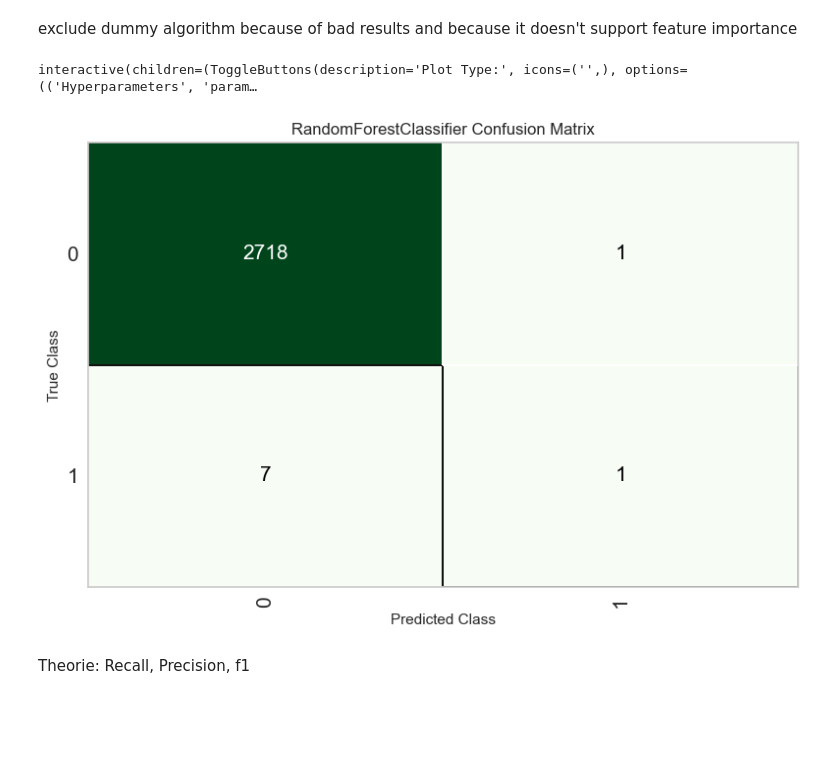
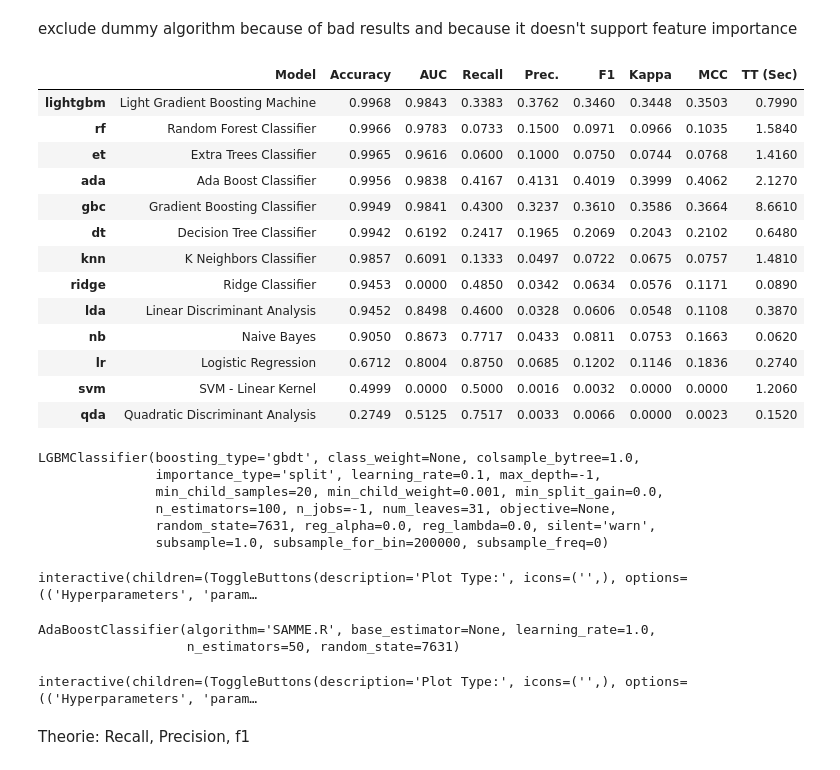
Before and after one commit to yassdenn/cca, a Jupyter notebook: MAIN.ipynb, the cells around one changed output. Drawn from its saved outputs; the diff is of its cells as text; code cells hidden in the pictures; blank space fills up the shorter version.

```diff
--- a/MAIN.ipynb
+++ b/MAIN.ipynb
@@ -470,12 +523,44 @@ RandomForestClassifier(bootstrap=True, ccp_alpha=0.0, class_weight=None,
 # %% [markdown]
 exclude dummy algorithm because of bad results and because it doesn't support feature importance
-# %%
-evaluate_model(best_model_with_oversampling)
-# %% [output]
-interactive(children=(ToggleButtons(description='Plot Type:', icons=('',), options=(('Hyperparameters', 'param…
-# %%
-plot_model(best_model_with_oversampling, plot = 'confusion_matrix')
-# %% [output]
-[figure, removed]
+# %%
+stp = pycaret.classification.setup(data = training_data, target = 'risk_user', train_size = 0.8,
+            categorical_features = ['gender','owning_car','children_amt', 'owning_property', 'education_level',
+                                    'marital_status', 'housing_type',
+                                    'job'], fold_strategy = 'kfold',
+            fix_imbalance = True, fix_imbalance_method = imblearn.over_sampling.SMOTE(), fold = 10,
+            ignore_features = ['applicant_ID'],
+            use_gpu=True)
+best_model_with_oversampling = compare_models(exclude= ['dummy'],n_select=13)
+print(best_model_with_oversampling[0])
+evaluate_model(best_model_with_oversampling[0])
+# %% [output]
+|  | Model | Accuracy | AUC | Recall | Prec. | F1 | Kappa | MCC | TT (Sec) |
+| lightgbm | Light Gradient Boosting Machine | 0.9968 | 0.9843 | 0.3383 | 0.3762 | 0.3460 | 0.3448 | 0.3503 | 0.7990 |
+| rf | Random Forest Classifier | 0.9966 | 0.9783 | 0.0733 | 0.1500 | 0.0971 | 0.0966 | 0.1035 | 1.5840 |
+| et | Extra Trees Classifier | 0.9965 | 0.9616 | 0.0600 | 0.1000 | 0.0750 | 0.0744 | 0.0768 | 1.4160 |
+| ada | Ada Boost Classifier | 0.9956 | 0.9838 | 0.4167 | 0.4131 | 0.4019 | 0.3999 | 0.4062 | 2.1270 |
+| gbc | Gradient Boosting Classifier | 0.9949 | 0.9841 | 0.4300 | 0.3237 | 0.3610 | 0.3586 | 0.3664 | 8.6610 |
+| dt | Decision Tree Classifier | 0.9942 | 0.6192 | 0.2417 | 0.1965 | 0.2069 | 0.2043 | 0.2102 | 0.6480 |
+| knn | K Neighbors Classifier | 0.9857 | 0.6091 | 0.1333 | 0.0497 | 0.0722 | 0.0675 | 0.0757 | 1.4810 |
+| ridge | Ridge Classifier | 0.9453 | 0.0000 | 0.4850 | 0.0342 | 0.0634 | 0.0576 | 0.1171 | 0.0890 |
+| lda | Linear Discriminant Analysis | 0.9452 | 0.8498 | 0.4600 | 0.0328 | 0.0606 | 0.0548 | 0.1108 | 0.3870 |
+| nb | Naive Bayes | 0.9050 | 0.8673 | 0.7717 | 0.0433 | 0.0811 | 0.0753 | 0.1663 | 0.0620 |
+| lr | Logistic Regression | 0.6712 | 0.8004 | 0.8750 | 0.0685 | 0.1202 | 0.1146 | 0.1836 | 0.2740 |
+| svm | SVM - Linear Kernel | 0.4999 | 0.0000 | 0.5000 | 0.0016 | 0.0032 | 0.0000 | 0.0000 | 1.2060 |
+| qda | Quadratic Discriminant Analysis | 0.2749 | 0.5125 | 0.7517 | 0.0033 | 0.0066 | 0.0000 | 0.0023 | 0.1520 |
+LGBMClassifier(boosting_type='gbdt', class_weight=None, colsample_bytree=1.0,
+               importance_type='split', learning_rate=0.1, max_depth=-1,
+               min_child_samples=20, min_child_weight=0.001, min_split_gain=0.0,
+               n_estimators=100, n_jobs=-1, num_leaves=31, objective=None,
+               random_state=7631, reg_alpha=0.0, reg_lambda=0.0, silent='warn',
+               subsample=1.0, subsample_for_bin=200000, subsample_freq=0)
+interactive(children=(ToggleButtons(description='Plot Type:', icons=('',), options=(('Hyperparameters', 'param…
+# %%
+print(best_model_with_oversampling[3])
+evaluate_model(best_model_with_oversampling[3])
+# %% [output]
+AdaBoostClassifier(algorithm='SAMME.R', base_estimator=None, learning_rate=1.0,
+                   n_estimators=50, random_state=7631)
+interactive(children=(ToggleButtons(description='Plot Type:', icons=('',), options=(('Hyperparameters', 'param…
 # %% [markdown]
 Theorie: Recall, Precision, f1
```
Also changed, not shown: parts of 9 cells of this notebook.
